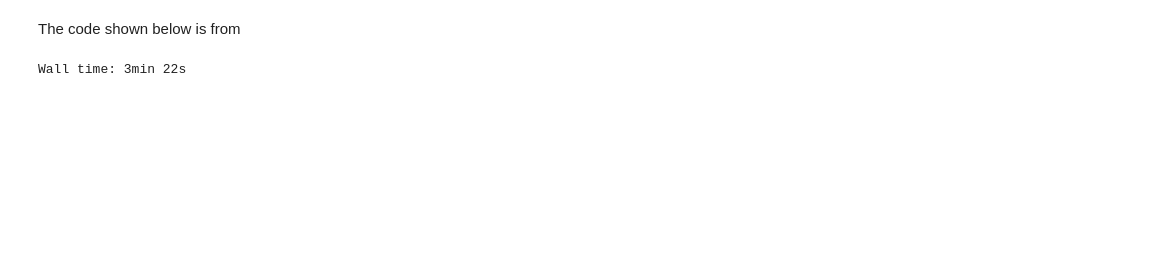
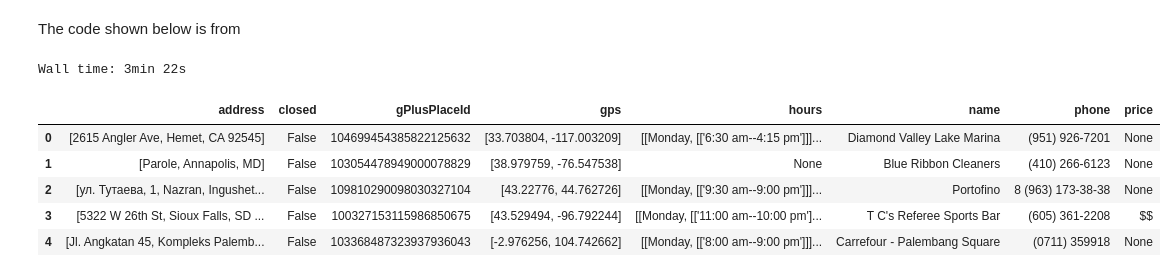
Before and after one commit to Jesse-mk/DS3Datathon, a Jupyter notebook: DS3.ipynb, the cells around one changed output. Saved outputs shown, nothing was run; the diff lists cells and outputs as text; code cells hidden in the pictures; blank space fills up the shorter version.

```diff
--- a/DS3.ipynb
+++ b/DS3.ipynb
@@ -39,3 +39,12 @@ Wall time: 3min 22s
 places = pd.DataFrame(places)
 users = pd.DataFrame(users)
 reviews = pd.DataFrame(reviews)
+# %%
+places.head()
+# %% [output]
+|  | address | closed | gPlusPlaceId | gps | hours | name | phone | price |
+| 0 | [2615 Angler Ave, Hemet, CA 92545] | False | 104699454385822125632 | [33.703804, -117.003209] | [[Monday, [['6:30 am--4:15 pm']]]... | Diamond Valley Lake Marina | (951) 926-7201 | None |
+| 1 | [Parole, Annapolis, MD] | False | 103054478949000078829 | [38.979759, -76.547538] | None | Blue Ribbon Cleaners | (410) 266-6123 | None |
+| 2 | [ул. Тутаева, 1, Nazran, Ingushet... | False | 109810290098030327104 | [43.22776, 44.762726] | [[Monday, [['9:30 am--9:00 pm']]]... | Portofino | 8 (963) 173-38-38 | None |
+| 3 | [5322 W 26th St, Sioux Falls, SD ... | False | 100327153115986850675 | [43.529494, -96.792244] | [[Monday, [['11:00 am--10:00 pm']... | T C's Referee Sports Bar | (605) 361-2208 | $$ |
+| 4 | [Jl. Angkatan 45, Kompleks Palemb... | False | 103368487323937936043 | [-2.976256, 104.742662] | [[Monday, [['8:00 am--9:00 pm']]]... | Carrefour - Palembang Square | (0711) 359918 | None |
```
Also changed, not shown: parts of 3 cells of this notebook.
